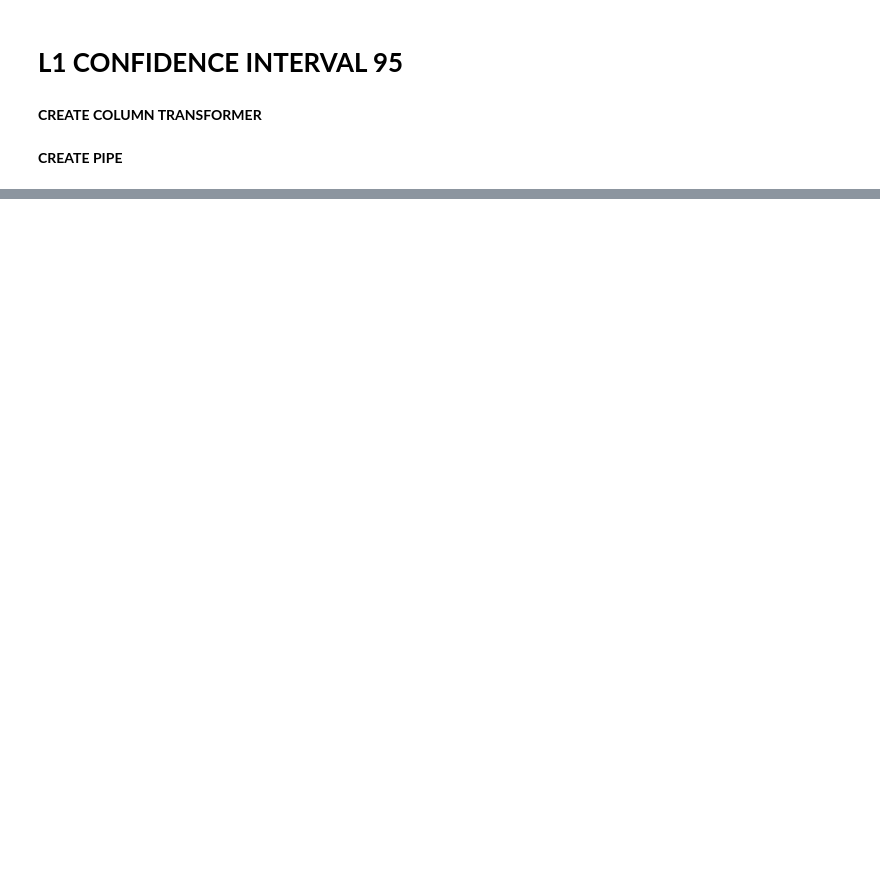
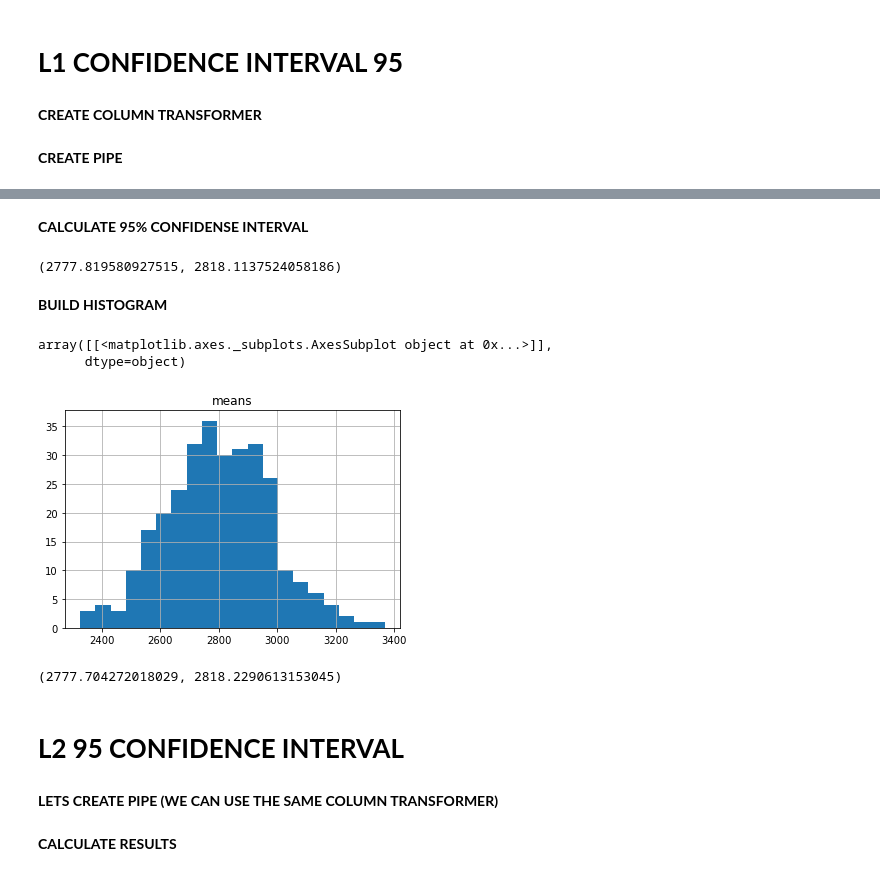
Before and after one commit to IvanZhar/data_lern, a Jupyter notebook: L1_VS_L2_statistics.ipynb, the cells around one changed output, grey strips where cells are left out. Saved outputs shown, nothing was run; the diff lists cells and outputs as text; code cells hidden in the pictures; blank space fills up the shorter version.

```diff
--- a/L1_VS_L2_statistics.ipynb
+++ b/L1_VS_L2_statistics.ipynb
@@ -70,0 +53,2 @@ btstrap
+# %%
+pipe_l1[0].fit(data_train.loc[:, ~data_train.columns.isin(['charges'])], data_train['charges'])
@@ -70,0 +65,13 @@ btstrap
+# %%
+def btstrap_cv_score(data, pipe):
+    res = np.zeros((300,), dtype=int)
+    for i in range(300):
+        resampled_data = resample(data)
+        res[i] = -np.mean(cross_validate(pipe,
+                                         resampled_data.loc[:, ~resampled_data.columns.isin(['charges'])],
+                                         resampled_data['charges'],
+                                         cv=30,
+                                         scoring=('neg_mean_absolute_error',))['test_neg_mean_absolute_error'])
+    return res
+# %%
+l1_res = btstrap_cv_score(data_train, pipe_l1)
@@ -70,0 +98,4 @@ btstrap
+# %%
+l1_res_df = pd.DataFrame(data=l1_res, columns=['means'])
+# %% [markdown]
+**CALCULATE 95% CONFIDENSE INTERVAL**
@@ -70,0 +105,20 @@ btstrap
+# %%
+conf_interv(l1_res, 1.96)
+# %% [output]
+(2777.819580927515, 2818.1137524058186)
+# %% [markdown]
+**BUILD HISTOGRAM**
+# %%
+l1_res_df.hist(bins=20)
+# %% [output]
+array([[<matplotlib.axes._subplots.AxesSubplot object at 0x...>]],
+      dtype=object)
+[figure, added]
+# %%
+st.t.interval(alpha=0.95, df=len(l1_res)-1, loc=np.mean(l1_res), scale=st.sem(l1_res))
+# %% [output]
+(2777.704272018029, 2818.2290613153045)
+# %% [markdown]
+# **L2 95 CONFIDENCE INTERVAL**
+# %% [markdown]
+**LETS CREATE PIPE (WE CAN USE THE SAME COLUMN TRANSFORMER)**
@@ -70,0 +133,2 @@ btstrap
+# %% [markdown]
+**CALCULATE RESULTS**
```
Also changed, not shown: parts of 27 cells of this notebook, 5 other files.
